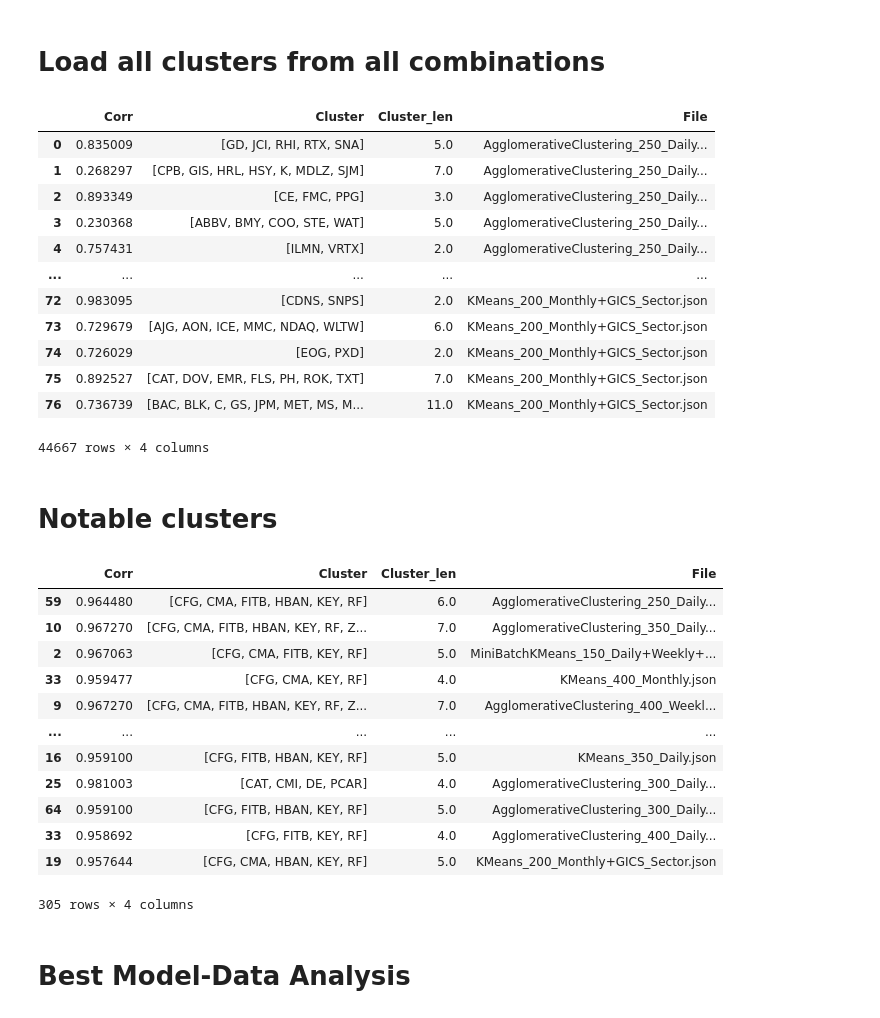
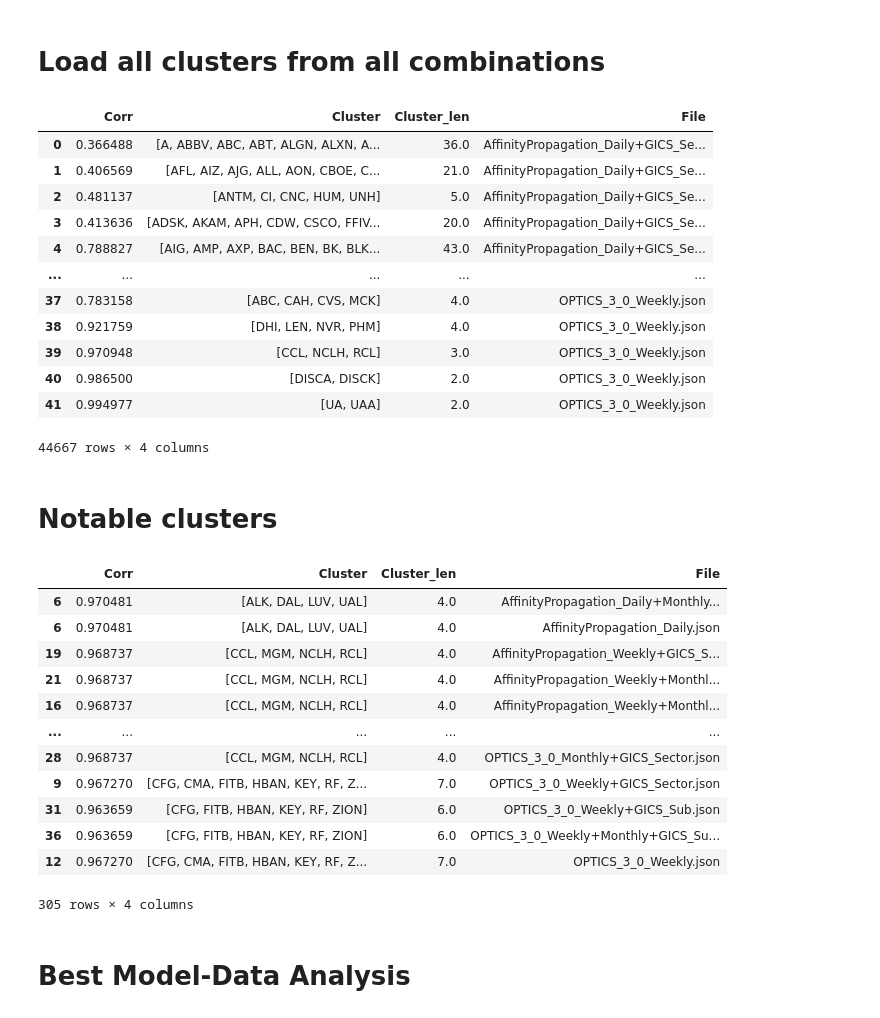
Before and after one commit to harkib/Stock-Clustering, a Jupyter notebook: visualize.ipynb, the cells around one changed output. Saved outputs shown, nothing was run; the diff lists cells and outputs as text; code cells hidden in the pictures.

```diff
--- a/visualize.ipynb
+++ b/visualize.ipynb
@@ -157,45 +167,44 @@ bests
 # %%
 # load all clusters
 all_clusters = pd.DataFrame(columns=['Corr','Cluster'])
 # for subdir, dirs, files in os.walk('Output\Correlations'):
 
-correlation_path = os.path.join('Output','Correlations/')
-clusters_path    = os.path.join('Output','Clusters/')
+correlation_path =  os.path.join('Output','Correlations')
 # for subdir, dirs, files in os.walk('Output/Correlations'):
 
 for subdir, dirs, files in os.walk(correlation_path):
     for file in files:
 
         # for all files open both correlation and cluster, create and stack df
 #         with open('Output\Correlations\\'+file, 'r') as fp:
-        with open(correlation_path + file, 'r') as fp:
+        with open('Output/Correlations/'+file, 'r') as fp:
             correlations = json.load(fp)
 #         with open('Output\Clusters\\'+file, 'r') as fp:
-        with open(clusters_path + file, 'r') as fp:
+        with open('Output/Clusters/'+file, 'r') as fp:
             clusters = json.load(fp)
 
         clusters_df = pd.DataFrame.from_dict(correlations, orient='index')
         clusters_df = clusters_df.reset_index().rename(columns= {'index':'key',0:'Corr'})
         clusters_df['Cluster'] = clusters_df.apply(lambda x: clusters[x['key']],axis=1)
         clusters_df['Cluster_len'] = clusters_df.apply(lambda x: len(x['Cluster']), axis = 1)
         clusters_df['File'] = file
         clusters_df = clusters_df.drop('key', axis = 1)
         all_clusters = all_clusters.append(clusters_df)
 
 all_clusters
 # %% [output]
 |  | Corr | Cluster | Cluster_len | File |
-| 0 | 0.835009 | [GD, JCI, RHI, RTX, SNA] | 5.0 | AgglomerativeClustering_250_Daily... |
-| 1 | 0.268297 | [CPB, GIS, HRL, HSY, K, MDLZ, SJM] | 7.0 | AgglomerativeClustering_250_Daily... |
-| 2 | 0.893349 | [CE, FMC, PPG] | 3.0 | AgglomerativeClustering_250_Daily... |
-| 3 | 0.230368 | [ABBV, BMY, COO, STE, WAT] | 5.0 | AgglomerativeClustering_250_Daily... |
-| 4 | 0.757431 | [ILMN, VRTX] | 2.0 | AgglomerativeClustering_250_Daily... |
+| 0 | 0.366488 | [A, ABBV, ABC, ABT, ALGN, ALXN, A... | 36.0 | AffinityPropagation_Daily+GICS_Se... |
+| 1 | 0.406569 | [AFL, AIZ, AJG, ALL, AON, CBOE, C... | 21.0 | AffinityPropagation_Daily+GICS_Se... |
+| 2 | 0.481137 | [ANTM, CI, CNC, HUM, UNH] | 5.0 | AffinityPropagation_Daily+GICS_Se... |
+| 3 | 0.413636 | [ADSK, AKAM, APH, CDW, CSCO, FFIV... | 20.0 | AffinityPropagation_Daily+GICS_Se... |
+| 4 | 0.788827 | [AIG, AMP, AXP, BAC, BEN, BK, BLK... | 43.0 | AffinityPropagation_Daily+GICS_Se... |
 | ... | ... | ... | ... | ... |
-| 72 | 0.983095 | [CDNS, SNPS] | 2.0 | KMeans_200_Monthly+GICS_Sector.json |
-| 73 | 0.729679 | [AJG, AON, ICE, MMC, NDAQ, WLTW] | 6.0 | KMeans_200_Monthly+GICS_Sector.json |
-| 74 | 0.726029 | [EOG, PXD] | 2.0 | KMeans_200_Monthly+GICS_Sector.json |
-| 75 | 0.892527 | [CAT, DOV, EMR, FLS, PH, ROK, TXT] | 7.0 | KMeans_200_Monthly+GICS_Sector.json |
-| 76 | 0.736739 | [BAC, BLK, C, GS, JPM, MET, MS, M... | 11.0 | KMeans_200_Monthly+GICS_Sector.json |
+| 37 | 0.783158 | [ABC, CAH, CVS, MCK] | 4.0 | OPTICS_3_0_Weekly.json |
+| 38 | 0.921759 | [DHI, LEN, NVR, PHM] | 4.0 | OPTICS_3_0_Weekly.json |
+| 39 | 0.970948 | [CCL, NCLH, RCL] | 3.0 | OPTICS_3_0_Weekly.json |
+| 40 | 0.986500 | [DISCA, DISCK] | 2.0 | OPTICS_3_0_Weekly.json |
+| 41 | 0.994977 | [UA, UAA] | 2.0 | OPTICS_3_0_Weekly.json |
 44667 rows × 4 columns
 # %% [markdown]
 # Notable clusters
@@ -206,17 +215,17 @@ notable_clusters = notable_clusters[notable_clusters.Corr > .95]
 notable_clusters
 # %% [output]
 |  | Corr | Cluster | Cluster_len | File |
-| 59 | 0.964480 | [CFG, CMA, FITB, HBAN, KEY, RF] | 6.0 | AgglomerativeClustering_250_Daily... |
-| 10 | 0.967270 | [CFG, CMA, FITB, HBAN, KEY, RF, Z... | 7.0 | AgglomerativeClustering_350_Daily... |
-| 2 | 0.967063 | [CFG, CMA, FITB, KEY, RF] | 5.0 | MiniBatchKMeans_150_Daily+Weekly+... |
-| 33 | 0.959477 | [CFG, CMA, KEY, RF] | 4.0 | KMeans_400_Monthly.json |
-| 9 | 0.967270 | [CFG, CMA, FITB, HBAN, KEY, RF, Z... | 7.0 | AgglomerativeClustering_400_Weekl... |
+| 6 | 0.970481 | [ALK, DAL, LUV, UAL] | 4.0 | AffinityPropagation_Daily+Monthly... |
+| 6 | 0.970481 | [ALK, DAL, LUV, UAL] | 4.0 | AffinityPropagation_Daily.json |
+| 19 | 0.968737 | [CCL, MGM, NCLH, RCL] | 4.0 | AffinityPropagation_Weekly+GICS_S... |
+| 21 | 0.968737 | [CCL, MGM, NCLH, RCL] | 4.0 | AffinityPropagation_Weekly+Monthl... |
+| 16 | 0.968737 | [CCL, MGM, NCLH, RCL] | 4.0 | AffinityPropagation_Weekly+Monthl... |
 | ... | ... | ... | ... | ... |
-| 16 | 0.959100 | [CFG, FITB, HBAN, KEY, RF] | 5.0 | KMeans_350_Daily.json |
-| 25 | 0.981003 | [CAT, CMI, DE, PCAR] | 4.0 | AgglomerativeClustering_300_Daily... |
-| 64 | 0.959100 | [CFG, FITB, HBAN, KEY, RF] | 5.0 | AgglomerativeClustering_300_Daily... |
-| 33 | 0.958692 | [CFG, FITB, KEY, RF] | 4.0 | AgglomerativeClustering_400_Daily... |
-| 19 | 0.957644 | [CFG, CMA, HBAN, KEY, RF] | 5.0 | KMeans_200_Monthly+GICS_Sector.json |
+| 28 | 0.968737 | [CCL, MGM, NCLH, RCL] | 4.0 | OPTICS_3_0_Monthly+GICS_Sector.json |
+| 9 | 0.967270 | [CFG, CMA, FITB, HBAN, KEY, RF, Z... | 7.0 | OPTICS_3_0_Weekly+GICS_Sector.json |
+| 31 | 0.963659 | [CFG, FITB, HBAN, KEY, RF, ZION] | 6.0 | OPTICS_3_0_Weekly+GICS_Sub.json |
+| 36 | 0.963659 | [CFG, FITB, HBAN, KEY, RF, ZION] | 6.0 | OPTICS_3_0_Weekly+Monthly+GICS_Su... |
+| 12 | 0.967270 | [CFG, CMA, FITB, HBAN, KEY, RF, Z... | 7.0 | OPTICS_3_0_Weekly.json |
 305 rows × 4 columns
 # %%
 # [ALK, DAL, LUV, UAL]	all airlines - with out using GICS
```
Also changed, not shown: parts of 7 cells of this notebook.
